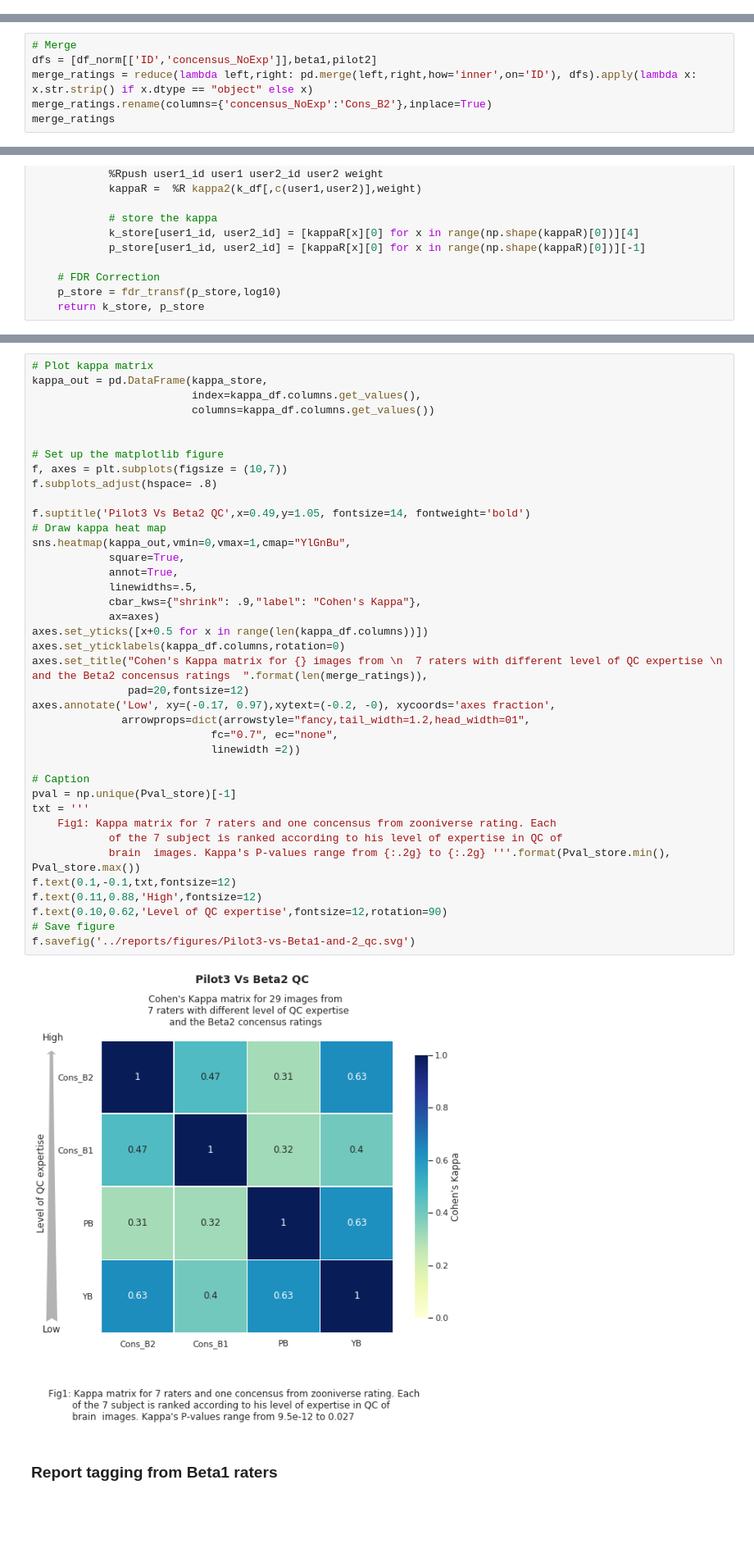
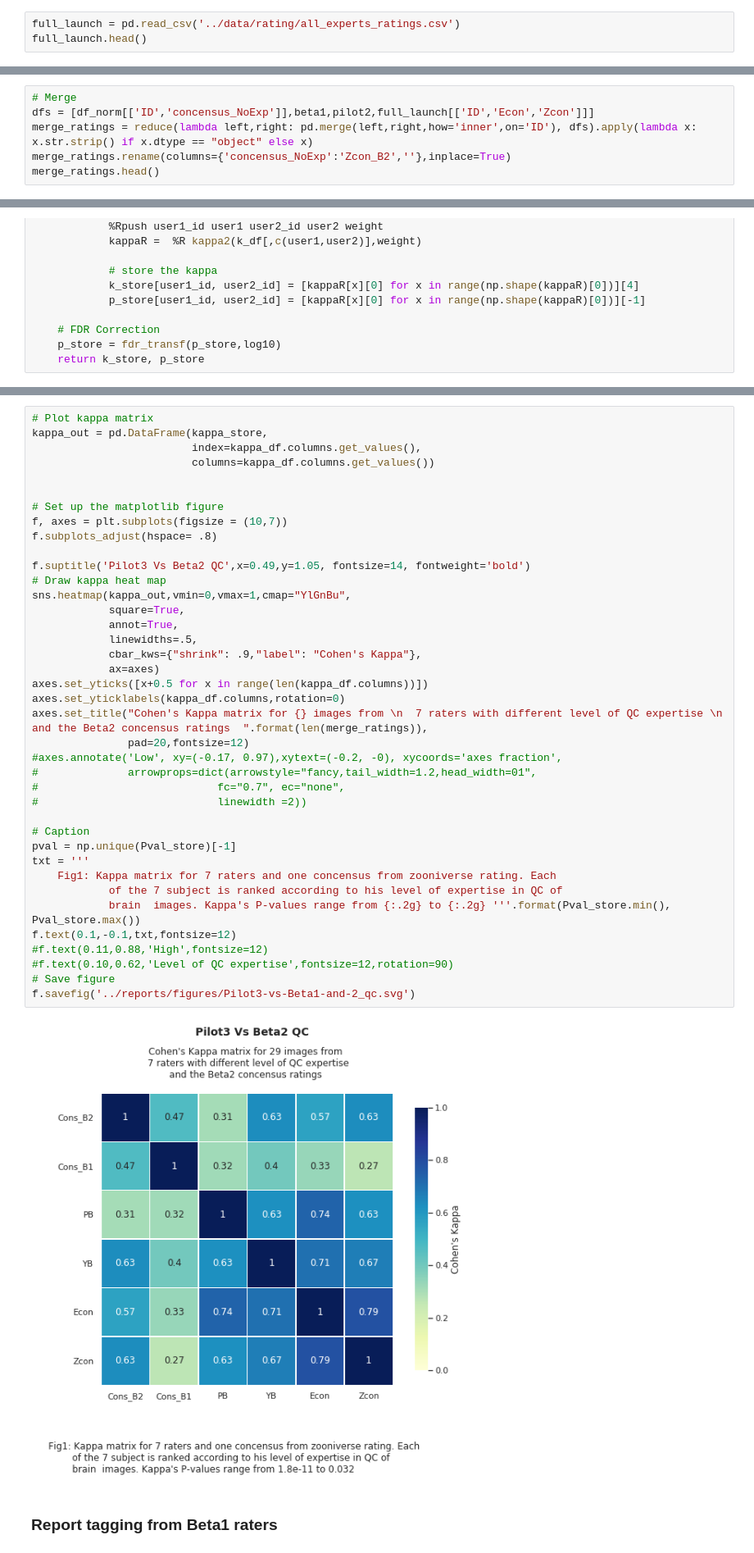
Before and after one commit to SIMEXP/brain_match, a Jupyter notebook: notebooks/Beta2_zooniverse_QC_results.ipynb, the cells around one changed output, grey strips where cells are left out. Shown at 82% size. Drawn from its saved outputs; the diff is of its cells as text; blank space fills up the shorter version.

```diff
--- a/notebooks/Beta2_zooniverse_QC_results.ipynb
+++ b/notebooks/Beta2_zooniverse_QC_results.ipynb
@@ -504,3 +514,6 @@ pilot2.head()
 | 2 | X3163200 | Maybe | OK |
 | 3 | X2081148 | Maybe | Maybe |
 | 4 | X0021046 | Fail | Fail |
+# %%
+full_launch = pd.read_csv('../data/rating/all_experts_ratings.csv')
+full_launch.head()
@@ -507,7 +527,7 @@ pilot2.head()
 # %%
 # Merge
-dfs = [df_norm[['ID','concensus_NoExp']],beta1,pilot2]
+dfs = [df_norm[['ID','concensus_NoExp']],beta1,pilot2,full_launch[['ID','Econ','Zcon']]]
 merge_ratings = reduce(lambda left,right: pd.merge(left,right,how='inner',on='ID'), dfs).apply(lambda x: x.str.strip() if x.dtype == "object" else x)
-merge_ratings.rename(columns={'concensus_NoExp':'Cons_B2'},inplace=True)
-merge_ratings
+merge_ratings.rename(columns={'concensus_NoExp':'Zcon_B2',''},inplace=True)
+merge_ratings.head()
 # %% [output]
@@ -621,40 +630,40 @@ kappa_out = pd.DataFrame(kappa_store,
                          columns=kappa_df.columns.get_values())
 
 
 # Set up the matplotlib figure
 f, axes = plt.subplots(figsize = (10,7))
 f.subplots_adjust(hspace= .8)
 
 f.suptitle('Pilot3 Vs Beta2 QC',x=0.49,y=1.05, fontsize=14, fontweight='bold')
 # Draw kappa heat map
 sns.heatmap(kappa_out,vmin=0,vmax=1,cmap="YlGnBu",
             square=True,
             annot=True,
             linewidths=.5,
             cbar_kws={"shrink": .9,"label": "Cohen's Kappa"},
             ax=axes)
 axes.set_yticks([x+0.5 for x in range(len(kappa_df.columns))])
 axes.set_yticklabels(kappa_df.columns,rotation=0)
 axes.set_title("Cohen's Kappa matrix for {} images from \n  7 raters with different level of QC expertise \n and the Beta2 concensus ratings  ".format(len(merge_ratings)),
                pad=20,fontsize=12)
-axes.annotate('Low', xy=(-0.17, 0.97),xytext=(-0.2, -0), xycoords='axes fraction',
-              arrowprops=dict(arrowstyle="fancy,tail_width=1.2,head_width=01",
-                            fc="0.7", ec="none",
-                            linewidth =2))
+#axes.annotate('Low', xy=(-0.17, 0.97),xytext=(-0.2, -0), xycoords='axes fraction',
+#              arrowprops=dict(arrowstyle="fancy,tail_width=1.2,head_width=01",
+#                            fc="0.7", ec="none",
+#                            linewidth =2))
 
 # Caption
 pval = np.unique(Pval_store)[-1]
 txt = '''
     Fig1: Kappa matrix for 7 raters and one concensus from zooniverse rating. Each
             of the 7 subject is ranked according to his level of expertise in QC of
             brain  images. Kappa's P-values range from {:.2g} to {:.2g} '''.format(Pval_store.min(), Pval_store.max())
 f.text(0.1,-0.1,txt,fontsize=12)
-f.text(0.11,0.88,'High',fontsize=12)
-f.text(0.10,0.62,'Level of QC expertise',fontsize=12,rotation=90)
+#f.text(0.11,0.88,'High',fontsize=12)
+#f.text(0.10,0.62,'Level of QC expertise',fontsize=12,rotation=90)
 # Save figure
 f.savefig('../reports/figures/Pilot3-vs-Beta1-and-2_qc.svg')
 # %% [output]
-[figure, old version]
+[figure, new version]
 # %% [markdown]
 ### Report tagging from Beta1 raters
 # %%
```
Also changed, not shown: parts of 13 cells of this notebook, 27 other files.
